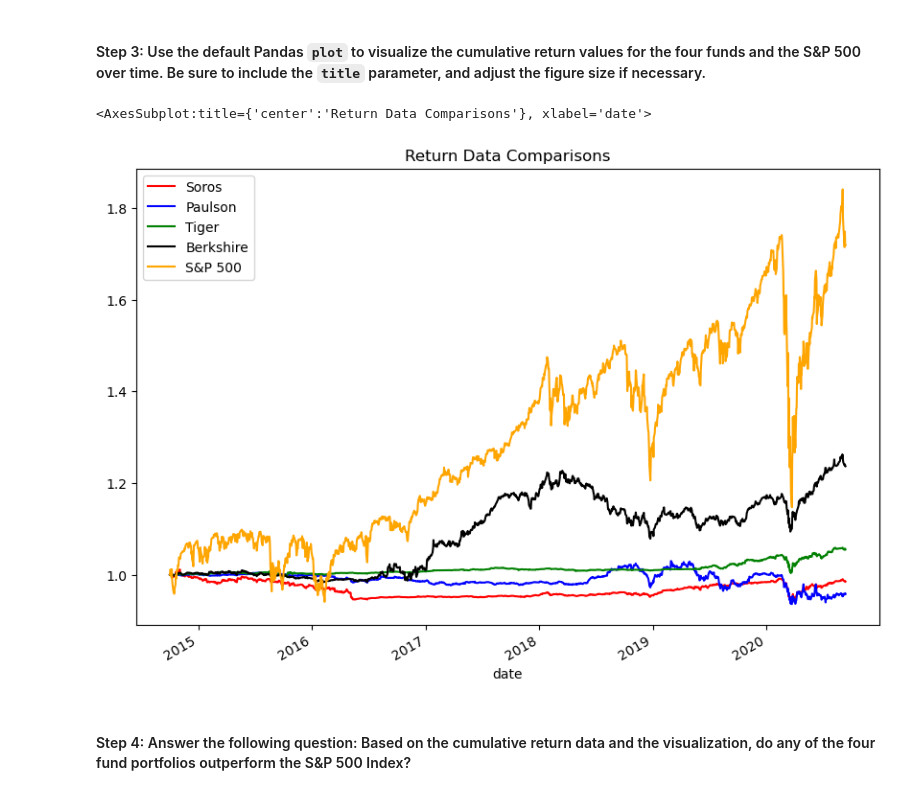
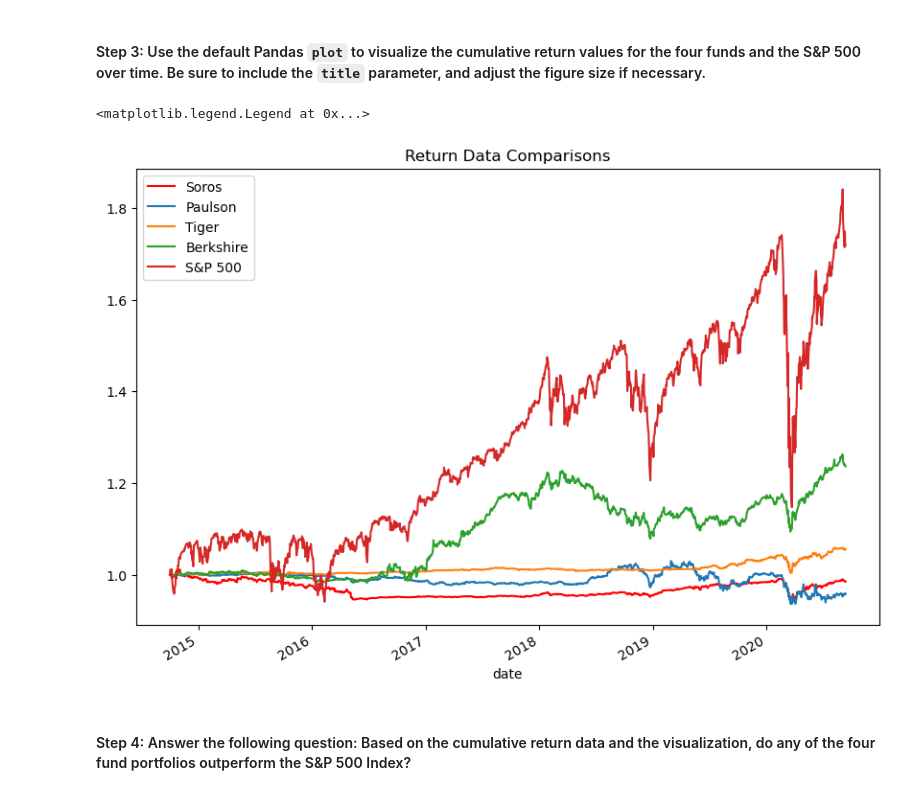
Before and after one commit to 12jasteiner/Module_4_Whale_Analysis, a Jupyter notebook: risk_return_analysis.ipynb, the cells around one changed output. Drawn from its saved outputs; the diff is of its cells as text; code cells hidden in the pictures.

```diff
--- a/risk_return_analysis.ipynb
+++ b/risk_return_analysis.ipynb
@@ -177,14 +179,15 @@ cumulative_returns_df.tail()
 # %%
 # Visualize the cumulative returns using the Pandas plot function
 # Include a title parameter and adjust the figure size
-cumulative_returns_df["SOROS FUND MANAGEMENT LLC"].plot(legend=True, figsize=(10, 7), title = "Return Data Comparisons", color="red", label = "Soros")
-cumulative_returns_df["PAULSON & CO.INC."].plot(legend=True, figsize=(10, 7), color = "blue", label = "Paulson")
-cumulative_returns_df["TIGER GLOBAL MANAGEMENT LLC"].plot(legend=True, figsize=(10, 7), color = "green", label = "Tiger")
-cumulative_returns_df["BERKSHIRE HATHAWAY INC"].plot(legend=True, figsize=(10, 7), color = "black", label = "Berkshire")
-cumulative_returns_df["S&P 500"].plot(legend=True, figsize=(10, 7), color = "orange", label = "S&P 500")
+ax = cumulative_returns_df["SOROS FUND MANAGEMENT LLC"].plot(legend=True, figsize=(10, 7), title = "Return Data Comparisons", color="red", label = "Soros")
+cumulative_returns_df["PAULSON & CO.INC."].plot(ax=ax)
+cumulative_returns_df["TIGER GLOBAL MANAGEMENT LLC"].plot(ax=ax)
+cumulative_returns_df["BERKSHIRE HATHAWAY INC"].plot(ax=ax)
+cumulative_returns_df["S&P 500"].plot(ax=ax)
+ax.legend(["Soros", "Paulson", "Tiger", "Berkshire", "S&P 500"])
 # %% [output]
-<AxesSubplot:title={'center':'Return Data Comparisons'}, xlabel='date'>
+<matplotlib.legend.Legend at 0x...>
-[figure, old version]
+[figure, new version]
 # %% [markdown]
 #### Step 4: Answer the following question: Based on the cumulative return data and the visualization, do any of the four fund portfolios outperform the S&P 500 Index?
 # %% [markdown]
```
Also changed, not shown: parts of 4 cells of this notebook.
